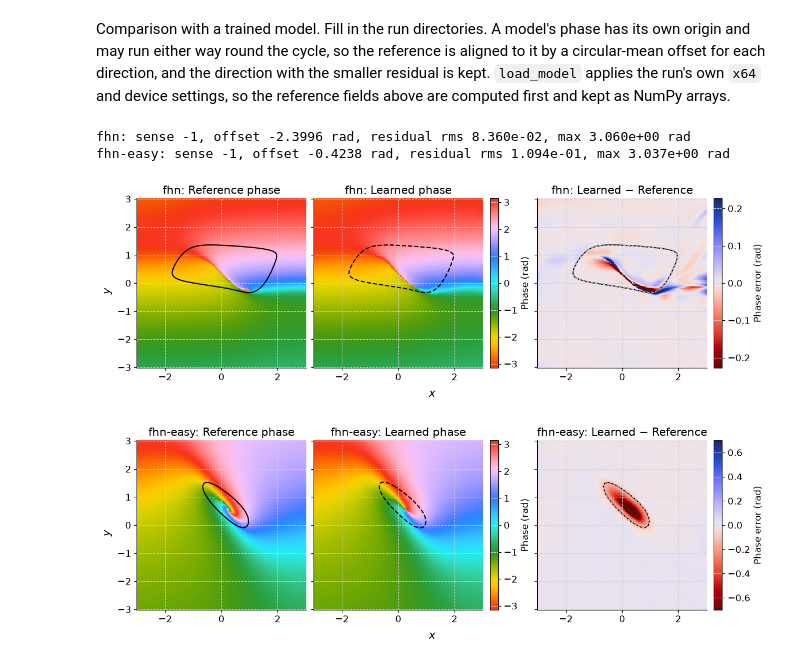
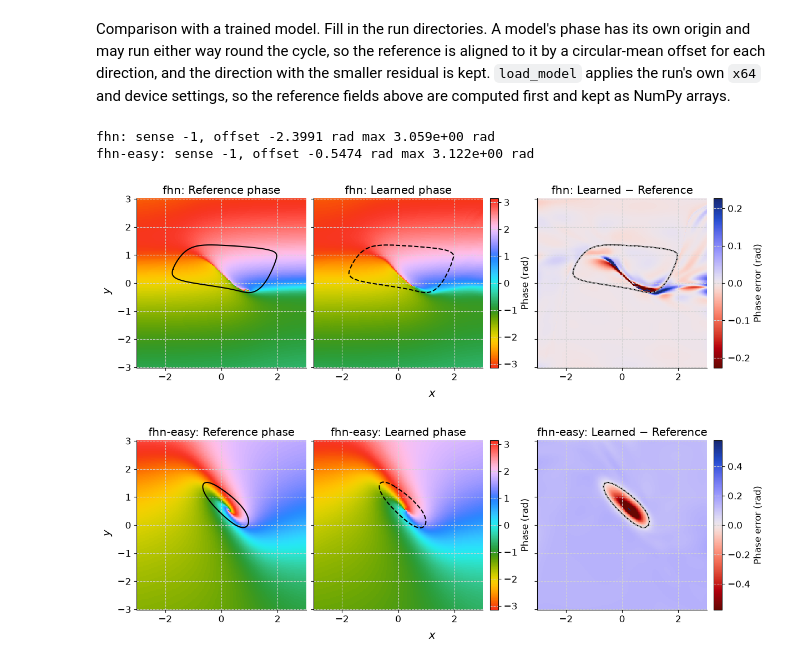
Before and after one commit to Jhko725/deep_isochron, a Jupyter notebook: prototype_analysis.ipynb, the cells around one changed output. Saved outputs shown, nothing was run; the diff lists cells and outputs as text; code cells hidden in the pictures.

```diff
--- a/prototype_analysis.ipynb
+++ b/prototype_analysis.ipynb
@@ -169,6 +169,28 @@ def align(model_phase, reference):
     return best
 
 
+def model_phase_origin(model, cycle, n=1024, newton_steps=8):
+    """(theta0, sense): the model's phase where its cycle crosses the reference
+    section `cycle.section` in the direction of the flow, and the sign of its
+    phase velocity."""
+    sense = jnp.sign(model.latent_dynamics.omega())
+
+    def s(theta):
+        return cycle.section.signed_distance(model.cycle_point(theta))
+
+    thetas = jnp.linspace(-jnp.pi, jnp.pi, n, endpoint=False)
+    vals = jax.vmap(s)(thetas)
+    nxt = jnp.roll(vals, -1)
+    forward = (vals * nxt <= 0) & (sense * (nxt - vals) > 0)
+    if not bool(forward.any()):
+        raise ValueError("the learned cycle does not cross the reference section.")
+    dist = jnp.linalg.norm(jax.vmap(model.cycle_point)(thetas) - cycle.x0s[0], axis=1)
+    theta = thetas[jnp.argmin(jnp.where(forward, dist, jnp.inf))]
+    for _ in range(newton_steps):
+        theta = theta - s(theta) / jax.grad(s)(theta)
+    return float(wrap(theta)), float(sense)
+
+
 grid = np.stack(np.meshgrid(np.asarray(xs), np.asarray(ys)), axis=-1).reshape(-1, 2)
 for name, run_dir in RUN_DIRS.items():
     if run_dir is None:
@@ -177,16 +199,18 @@ for name, run_dir in RUN_DIRS.items():
     model = load_model(run_dir)
     model_phase = np.asarray(jax.vmap(model.phase)(jnp.asarray(grid)))
     model_phase = model_phase.reshape(field.shape)
-    sense, offset, residual, rms = align(model_phase, field)
+
+    theta0, sense = model_phase_origin(model, cycle)
+    residual = wrap(model_phase - sense * field - theta0)
     print(
-        f"{name}: sense {sense:+.0f}, offset {offset:.4f} rad, residual rms {rms:.3e}, "
+        f"{name}: sense {sense:+.0f}, offset {theta0:.4f} rad "
         f"max {np.nanmax(np.abs(residual)):.3e} rad"
     )
     fig, axes = plt.subplots(
         1, 3, figsize=(12, 4), constrained_layout=True, sharey=True
     )
     panels = (
-        ("Reference phase", wrap(sense * field + offset), cc.cm.CET_C6, np.pi),
+        ("Reference phase", wrap(sense * field + theta0), cc.cm.CET_C6, np.pi),
         ("Learned phase", np.where(mask, model_phase, np.nan), cc.cm.CET_C6, np.pi),
         (
             "Learned − Reference",
@@ -219,34 +243,34 @@ for name, run_dir in RUN_DIRS.items():
     axes[2].plot(*np.asarray(pts_learned).T, color="lightgrey", lw=1.0, ls="--")
 
     cax_phase = axes[1].inset_axes([1.04, 0, 0.05, 1])
     cax_residual = axes[2].inset_axes([1.04, 0, 0.05, 1])
     cbar_phase = fig.colorbar(
         images[0],
         ax=axes[:2],
         cax=cax_phase,
     )
     cbar_phase.set_label(label="Phase (rad)", fontsize="medium")
     cbar_residual = fig.colorbar(
         images[2],
         ax=axes[2],
         cax=cax_residual,
     )
     cbar_residual.set_label(label="Phase error (rad)", fontsize="medium")
 
     if isochron_file(cfg).exists():  # an isochron is a level set of the model's phase
         spreads = []
         for iso in load_isochrons(cfg).isochrons:
             phase = np.asarray(jax.vmap(model.phase)(jnp.asarray(iso.points)))
-            spreads.append(np.abs(wrap(phase - sense * iso.phase - offset)).max())
+            spreads.append(np.abs(wrap(phase - sense * iso.phase - theta0)).max())
         print(
             f"  on the AUTO isochrons: median gap {np.median(spreads):.3e}, "
             f"max {max(spreads):.3e} rad"
         )
 
     fig.supxlabel("$x$")
     fig.supylabel("$y$")
 # %% [output]
-fhn: sense -1, offset -2.3996 rad, residual rms 8.360e-02, max 3.060e+00 rad
-fhn-easy: sense -1, offset -0.4238 rad, residual rms 1.094e-01, max 3.037e+00 rad
+fhn: sense -1, offset -2.3991 rad max 3.059e+00 rad
+fhn-easy: sense -1, offset -0.5474 rad max 3.122e+00 rad
 [figure]
-[figure, old version]
+[figure, new version]
```
Also changed, not shown: parts of 7 cells of this notebook, 2 other files.
